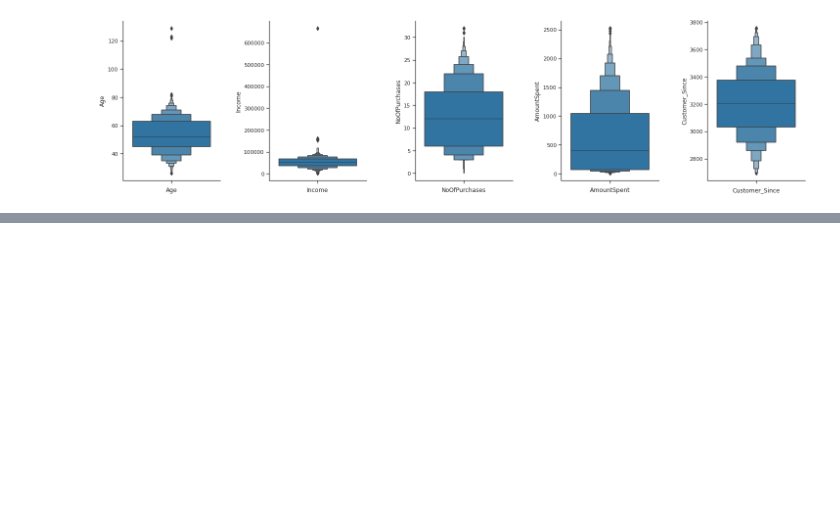
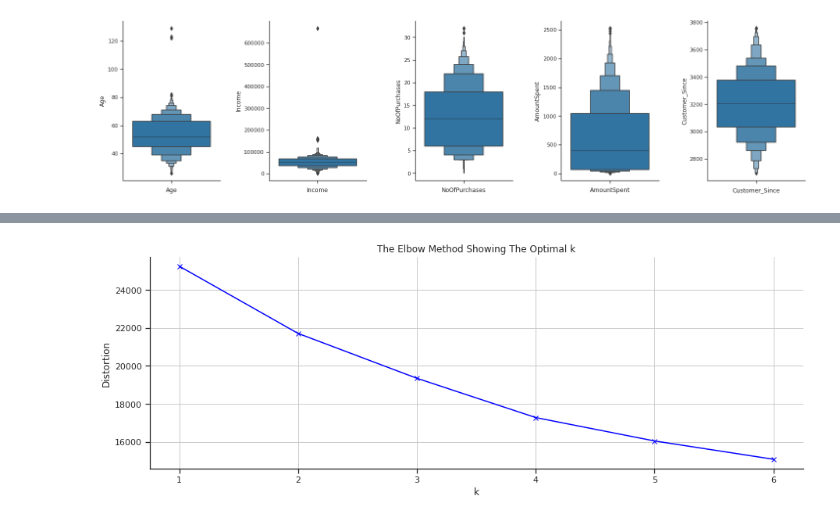
Before and after one commit to fgith/data-science, a Jupyter notebook: logistic-regression/logistic_regression_customerpersonality.ipynb, the cells around one changed output, grey strips where cells are left out. Cells and saved outputs as stored; diff of their text form; code cells hidden in the pictures; blank space fills up the shorter version.

```diff
--- a/logistic-regression/logistic_regression_customerpersonality.ipynb
+++ b/logistic-regression/logistic_regression_customerpersonality.ipynb
@@ -303,0 +299,4 @@ Coefficient of Determination: 1.00
+# %%
+# Drop correlated features from dataset
+df = df.drop(corr_features,axis=1)
+df.head()
@@ -303,0 +310,5 @@ Coefficient of Determination: 1.00
+# %%
+import sklearn.cluster as cluster
+
+kmeans = cluster.KMeans(n_clusters=4, init="k-means++")
+kmeans.fit(df)
@@ -303,0 +317,7 @@ Coefficient of Determination: 1.00
+# %%
+kmeans.cluster_centers_
+
+kmeans.labels_
+
+df['Cluster'] = kmeans.labels_
+df.head()
@@ -303,0 +331,20 @@ Coefficient of Determination: 1.00
+# %%
+import matplotlib.pyplot as plt
+distortions = []
+K = range(1,7)
+for k in K:
+    kmeanModel = cluster.KMeans(n_clusters=k)
+    kmeanModel.fit(df)
+    distortions.append(kmeanModel.inertia_)
+
+#plot elbow graph
+plt.figure(figsize=(15,5))
+plt.rcParams.update({'axes.grid': True})
+plt.plot(K, distortions, 'bx-')
+plt.xlabel('k')
+plt.ylabel('Distortion')
+plt.title('The Elbow Method Showing The Optimal k')
+sns.despine()
+plt.show()
+# %% [output]
+[figure, added]
```
Also changed, not shown: parts of 17 cells of this notebook.
